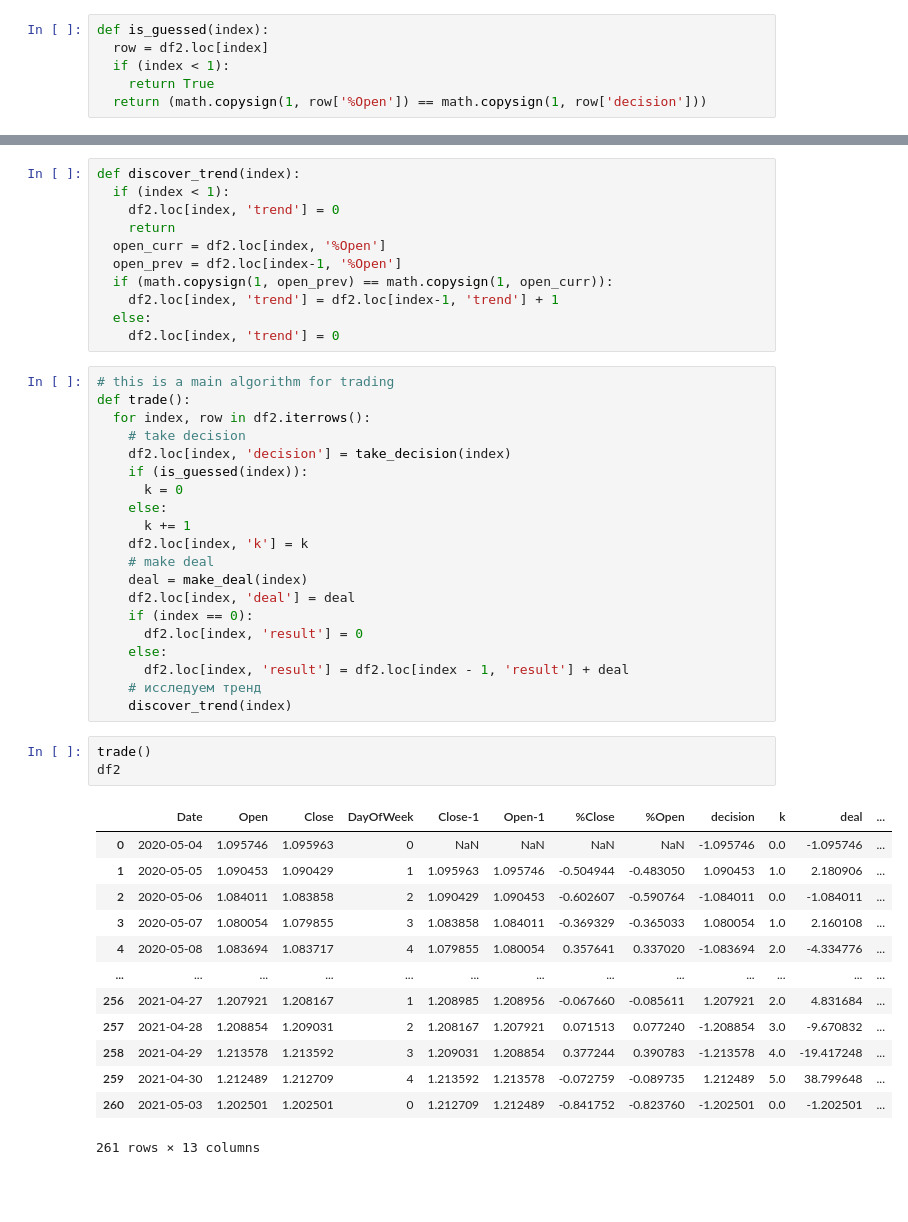
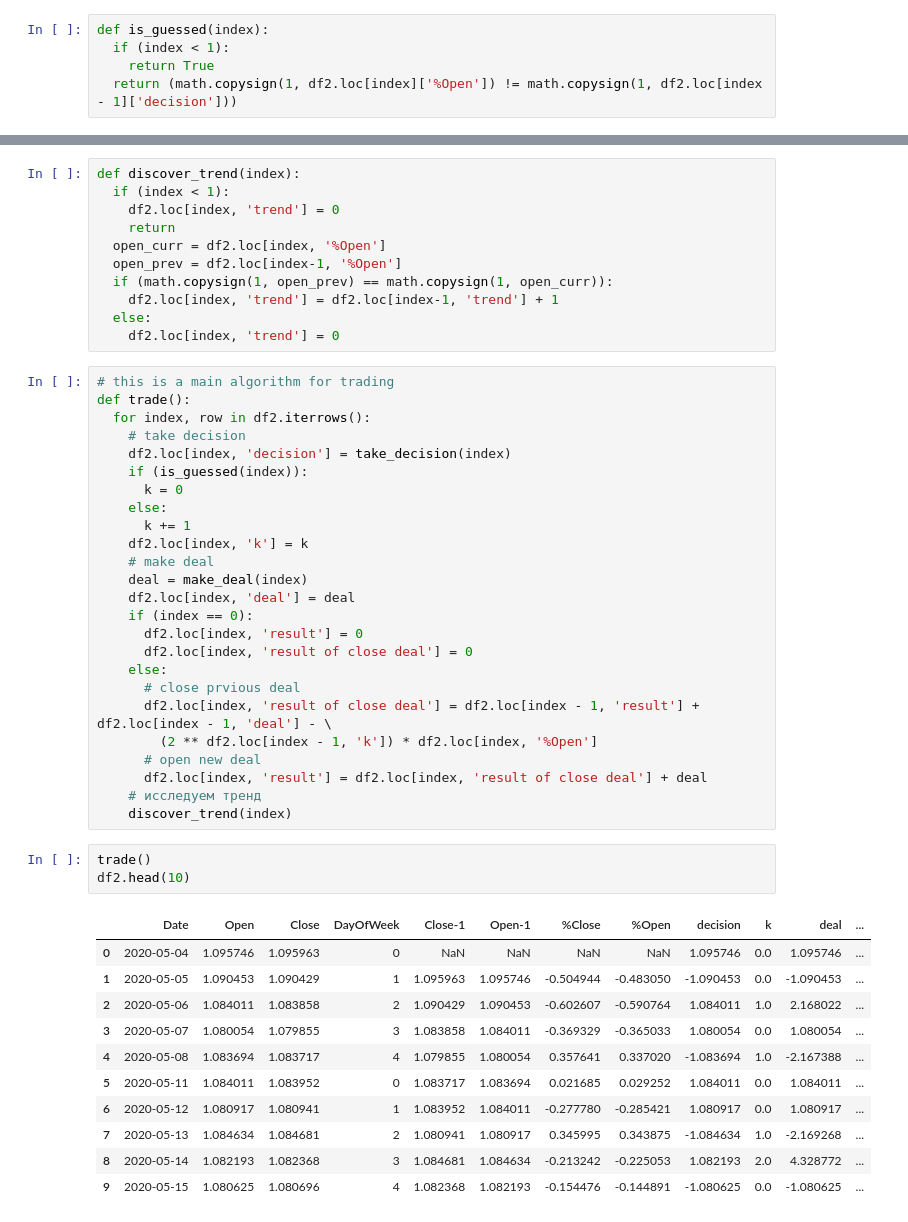
Before and after one commit to v5v5/trading, a Jupyter notebook: trade_strategy.ipynb, the cells around one changed output, grey strips where cells are left out. Cells and saved outputs as stored; diff of their text form; blank space fills up the shorter version.

```diff
--- a/trade_strategy.ipynb
+++ b/trade_strategy.ipynb
@@ -130,10 +131,9 @@ def take_decision(index):
   return random.choice([-row['Open'], +row['Open']])
 # %%
 def is_guessed(index):
-  row = df2.loc[index]
   if (index < 1):
     return True
-  return (math.copysign(1, row['%Open']) == math.copysign(1, row['decision']))
+  return (math.copysign(1, df2.loc[index]['%Open']) != math.copysign(1, df2.loc[index - 1]['decision']))
 # %%
 def make_deal(index):
   k = df2.loc[index, 'k']
@@ -166,27 +166,30 @@ def trade():
     df2.loc[index, 'deal'] = deal
     if (index == 0):
       df2.loc[index, 'result'] = 0
+      df2.loc[index, 'result of close deal'] = 0
     else:
-      df2.loc[index, 'result'] = df2.loc[index - 1, 'result'] + deal
+      # close prvious deal
+      df2.loc[index, 'result of close deal'] = df2.loc[index - 1, 'result'] + df2.loc[index - 1, 'deal'] - \
+        (2 ** df2.loc[index - 1, 'k']) * df2.loc[index, '%Open']
+      # open new deal
+      df2.loc[index, 'result'] = df2.loc[index, 'result of close deal'] + deal
     # исследуем тренд
     discover_trend(index)
 # %%
 trade()
-df2
+df2.head(10)
 # %% [output]
 |  | Date | Open | Close | DayOfWeek | Close-1 | Open-1 | %Close | %Open | decision | k | deal | ... |
-| 0 | 2020-05-04 | 1.095746 | 1.095963 | 0 | NaN | NaN | NaN | NaN | -1.095746 | 0.0 | -1.095746 | ... |
-| 1 | 2020-05-05 | 1.090453 | 1.090429 | 1 | 1.095963 | 1.095746 | -0.504944 | -0.483050 | 1.090453 | 1.0 | 2.180906 | ... |
-| 2 | 2020-05-06 | 1.084011 | 1.083858 | 2 | 1.090429 | 1.090453 | -0.602607 | -0.590764 | -1.084011 | 0.0 | -1.084011 | ... |
-| 3 | 2020-05-07 | 1.080054 | 1.079855 | 3 | 1.083858 | 1.084011 | -0.369329 | -0.365033 | 1.080054 | 1.0 | 2.160108 | ... |
-| 4 | 2020-05-08 | 1.083694 | 1.083717 | 4 | 1.079855 | 1.080054 | 0.357641 | 0.337020 | -1.083694 | 2.0 | -4.334776 | ... |
-| ... | ... | ... | ... | ... | ... | ... | ... | ... | ... | ... | ... | ... |
-| 256 | 2021-04-27 | 1.207921 | 1.208167 | 1 | 1.208985 | 1.208956 | -0.067660 | -0.085611 | 1.207921 | 2.0 | 4.831684 | ... |
-| 257 | 2021-04-28 | 1.208854 | 1.209031 | 2 | 1.208167 | 1.207921 | 0.071513 | 0.077240 | -1.208854 | 3.0 | -9.670832 | ... |
-| 258 | 2021-04-29 | 1.213578 | 1.213592 | 3 | 1.209031 | 1.208854 | 0.377244 | 0.390783 | -1.213578 | 4.0 | -19.417248 | ... |
-| 259 | 2021-04-30 | 1.212489 | 1.212709 | 4 | 1.213592 | 1.213578 | -0.072759 | -0.089735 | 1.212489 | 5.0 | 38.799648 | ... |
-| 260 | 2021-05-03 | 1.202501 | 1.202501 | 0 | 1.212709 | 1.212489 | -0.841752 | -0.823760 | -1.202501 | 0.0 | -1.202501 | ... |
+| 0 | 2020-05-04 | 1.095746 | 1.095963 | 0 | NaN | NaN | NaN | NaN | 1.095746 | 0.0 | 1.095746 | ... |
+| 1 | 2020-05-05 | 1.090453 | 1.090429 | 1 | 1.095963 | 1.095746 | -0.504944 | -0.483050 | -1.090453 | 0.0 | -1.090453 | ... |
+| 2 | 2020-05-06 | 1.084011 | 1.083858 | 2 | 1.090429 | 1.090453 | -0.602607 | -0.590764 | 1.084011 | 1.0 | 2.168022 | ... |
+| 3 | 2020-05-07 | 1.080054 | 1.079855 | 3 | 1.083858 | 1.084011 | -0.369329 | -0.365033 | 1.080054 | 0.0 | 1.080054 | ... |
+| 4 | 2020-05-08 | 1.083694 | 1.083717 | 4 | 1.079855 | 1.080054 | 0.357641 | 0.337020 | -1.083694 | 1.0 | -2.167388 | ... |
+| 5 | 2020-05-11 | 1.084011 | 1.083952 | 0 | 1.083717 | 1.083694 | 0.021685 | 0.029252 | 1.084011 | 0.0 | 1.084011 | ... |
+| 6 | 2020-05-12 | 1.080917 | 1.080941 | 1 | 1.083952 | 1.084011 | -0.277780 | -0.285421 | 1.080917 | 0.0 | 1.080917 | ... |
+| 7 | 2020-05-13 | 1.084634 | 1.084681 | 2 | 1.080941 | 1.080917 | 0.345995 | 0.343875 | -1.084634 | 1.0 | -2.169268 | ... |
+| 8 | 2020-05-14 | 1.082193 | 1.082368 | 3 | 1.084681 | 1.084634 | -0.213242 | -0.225053 | 1.082193 | 2.0 | 4.328772 | ... |
+| 9 | 2020-05-15 | 1.080625 | 1.080696 | 4 | 1.082368 | 1.082193 | -0.154476 | -0.144891 | -1.080625 | 0.0 | -1.080625 | ... |
-261 rows × 13 columns
 # %%
 df2.describe()
 # %% [output]
```
Also changed, not shown: parts of 7 cells of this notebook.
